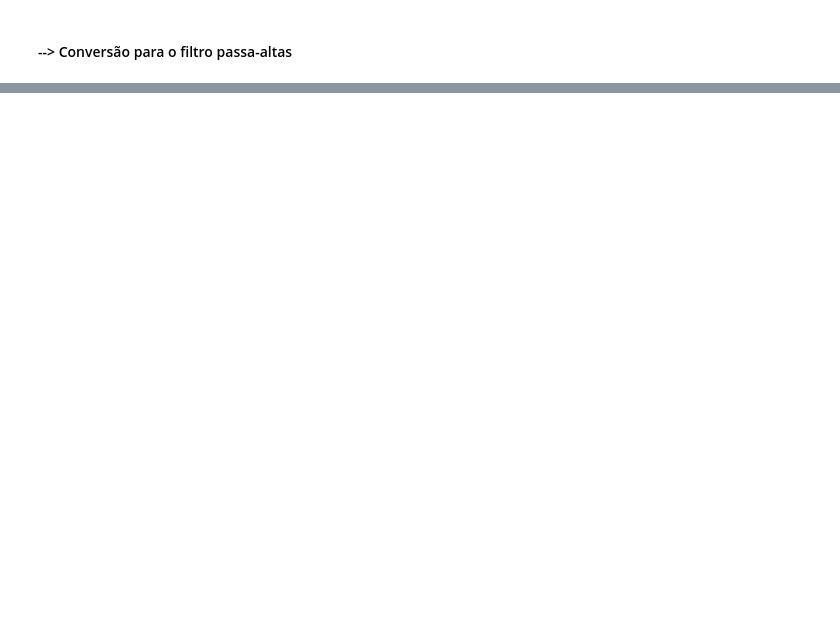
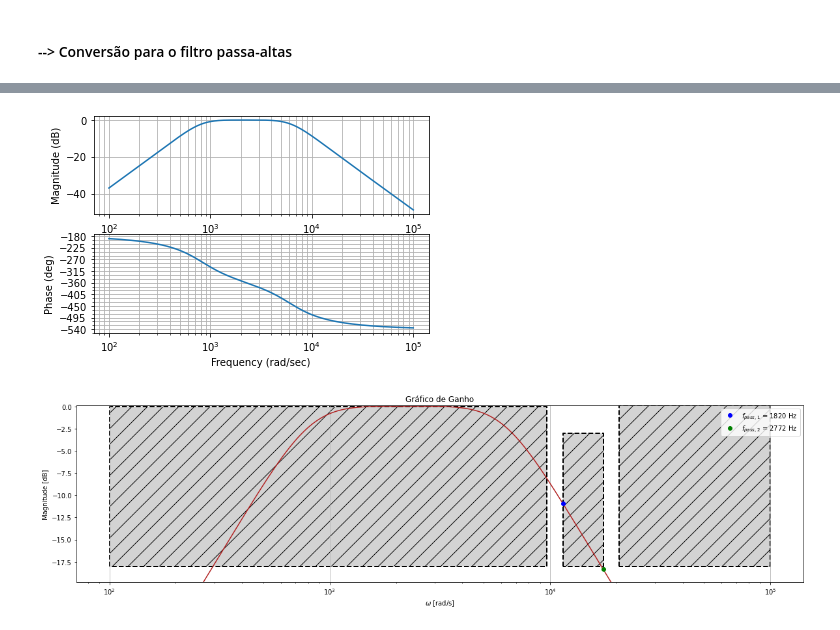
Before and after one commit to Widmark-Kaue/digital-signal-processing, a Jupyter notebook: avl2.ipynb, the cells around one changed output, grey strips where cells are left out. Cells and saved outputs as stored; diff of their text form; code cells hidden in the pictures; blank space fills up the shorter version.

```diff
--- a/avl2.ipynb
+++ b/avl2.ipynb
@@ -325,0 +474,37 @@ array([ 1.00000000e+00+0.j, -3.22015103e+04+0.j,  3.03711893e+08+0.j])
+# %%
+# Diagrama de Bode
+mag, phase, omega = m.bode(HrP, plot = True, dB = True)
+magdB = 20*np.log10(mag)
+
+savefig(plt.gcf(), 'bodePB')
+plt.show()
+
+magdBf = interp1d(omega,magdB)
+
+omega_pass = 2*np.pi*fpassPB
+omega_stop = 2*np.pi*fstopPB
+
+with plt.rc_context({'figure.figsize':tam}):
+
+    plt.semilogx(omega, magdB, 'firebrick')
+    plt.fill_between([omega[0], omega_stop[0]], [0,0], [astop, astop], **param)
+    plt.fill_between(omega_pass, Ytemp(apass, apass),Ytemp(astop,astop), **param)
+    plt.fill_between(Xtemp(omega_stop[1], omega[-1]),Ytemp(0.1,0.1),Ytemp(astop,astop),**param)
+
+    plt.plot(omega_pass[0], magdBf(omega_pass[0]),'bo', label = r'$f_{pass,1}$ = '+f'{round(fpassPB[0],2)} Hz')
+    plt.plot(omega_pass[1], magdBf(omega_pass[1]),'go', label = r'$f_{pass,2}$ = '+f'{round(fpassPB[1],2)} Hz')
+
+
+    plt.ylim([-(abs(astop)*1.1),0.1])
+    plt.title('Gráfico de Ganho')
+    plt.xlabel(r'$\omega$ [rad/s]')
+    plt.ylabel('Magnitude [dB]')
+
+    plt.grid(axis = 'x')
+    plt.legend()
+
+    savefig(plt.gcf(), 'ganhoPB')
+    plt.show()
+# %% [output]
+[figure, added]
+[figure, added]
```
Also changed, not shown: parts of 14 cells of this notebook.
